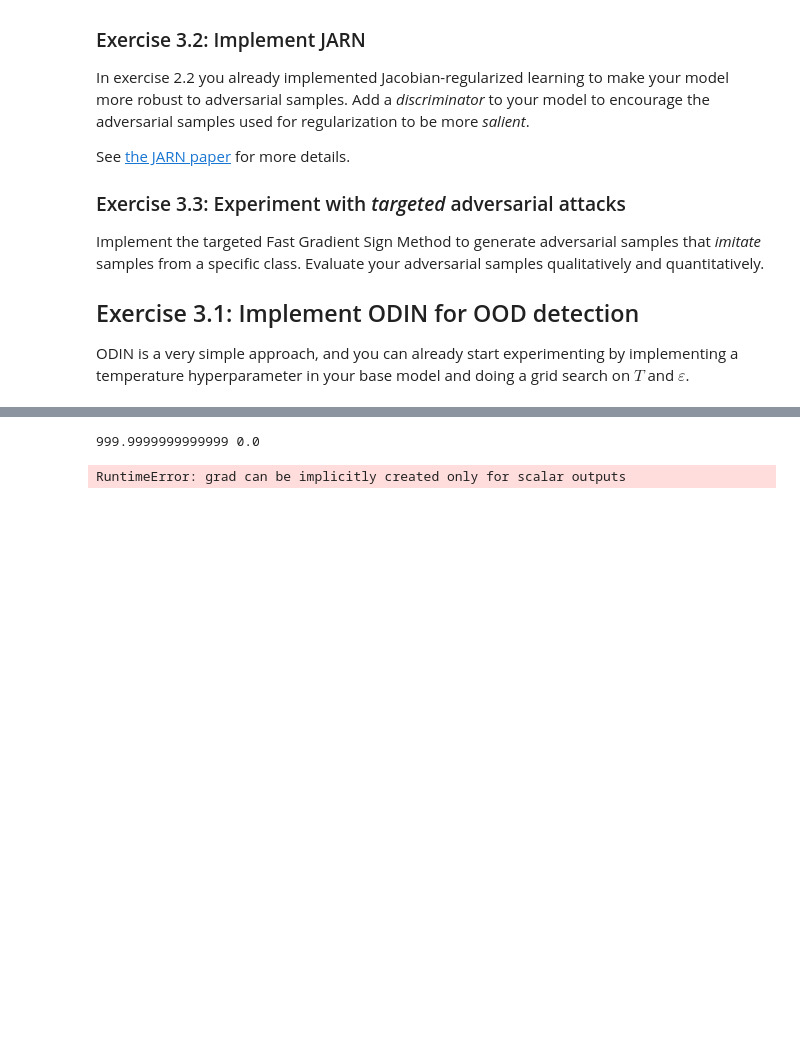
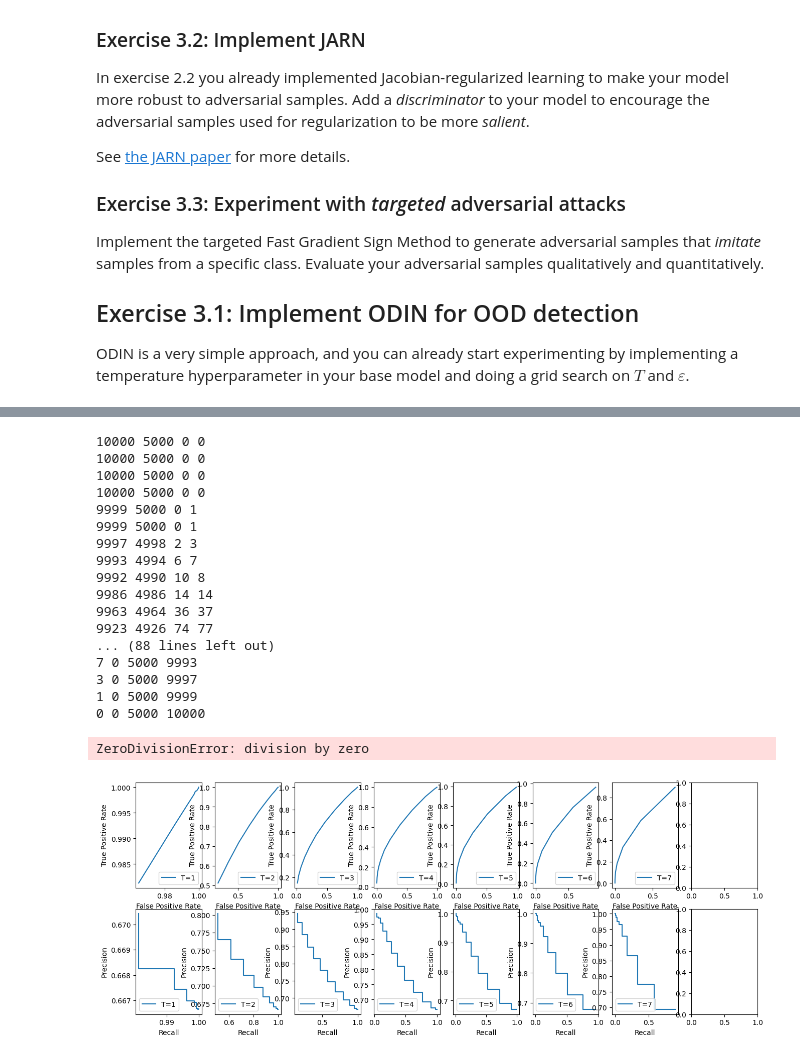
Before and after one commit to Cascetto/dla_labs, a Jupyter notebook: Lab4_OOD.ipynb, the cells around one changed output, grey strips where cells are left out. Saved outputs shown, nothing was run; the diff lists cells and outputs as text; code cells hidden in the pictures; blank space fills up the shorter version.

```diff
--- a/Lab4_OOD.ipynb
+++ b/Lab4_OOD.ipynb
@@ -429,5 +411,5 @@ def odin_training(model, train_dataloader, validation_dataloader, loss_fn, optim
 # %%
-def ood_odin_classication(model, dataloader, temperature, threshold = 1.):
+def ood_odin_classication(model, dataloader, temperature, threshold = .3):
     probs = []
     for x, _ in dataloader:
         x = x.to(device)
@@ -449,8 +438,8 @@ def ood_odin_test(model, dataloader_id, dataloader_ood, temperature, threshold):
 # %%
+n_classes = 10
+epochs = 30
 odin_model = CifarClassifierWithODIN(n_classes).to(device)
 optimizer = torch.optim.Adam(odin_model.parameters(), lr=0.001)
 loss = F.cross_entropy
-temperatures = [0.1 ** i for i in range(-3, 4)]
-epsilons = [0.1 *+ i for i in range(4)]
 training(odin_model, dl_train, dl_val, loss, optimizer, epochs, 5, False)
 # %% [output]
@@ -475,7 +464,46 @@ Loss Train = 0.20510958641140944, Loss Val = 1.01833019713138, Acc = 0.653
 # %%
-for T in temperatures:
+temperatures = [i for i in range(1, 8)]
+cols = len(temperatures)
+epsilons = [.05 * i for i in range(4, 17)]
+rows=2
+fig, axes = plt.subplots(rows, cols, figsize=(20, 8))
+for c, T in enumerate(temperatures):
+    tpr = [] # MEMO: equivale alla recall
+    fpr = []
+    precision = []
+    # recall = []
     for eps in epsilons:
-        ood_odin_test(odin_model, dl_test, dl_ood, T, eps)
+        tp, fp, tn, fn = ood_odin_test(odin_model, dl_test, dl_ood, T, eps)
+        print(tp, fp, tn, fn)
+        tpr.append((tp / (tp + fn)))
+        fpr.append((fp / (fp + tn)))
+        precision.append((tp / (tp + fp)))
+        # recall.append(tp / (tp + fn))
+        # print(tp + fn, fp + tn)
+    fpr = np.array(fpr)
+    tpr=np.array(tpr)
+    # print(fpr, tpr)
+    rcd = RocCurveDisplay(fpr=np.array(fpr), tpr=np.array(tpr))
+    prd = PrecisionRecallDisplay(recall=np.array(tpr), precision=np.array(precision))
+    rcd.plot(name=f"T={T}", ax=axes[0][c])
+    prd.plot(name=f"T={T}", ax=axes[1][c])
 # %% [output]
-999.9999999999999 0.0
+10000 5000 0 0
+10000 5000 0 0
+10000 5000 0 0
+10000 5000 0 0
+9999 5000 0 1
+9999 5000 0 1
+9997 4998 2 3
+9993 4994 6 7
+9992 4990 10 8
+9986 4986 14 14
+9963 4964 36 37
+9923 4926 74 77
+... (88 lines left out)
+7 0 5000 9993
+3 0 5000 9997
+1 0 5000 9999
+0 0 5000 10000
-RuntimeError: grad can be implicitly created only for scalar outputs
+ZeroDivisionError: division by zero
+[figure, added]
```
Also changed, not shown: parts of 8 cells of this notebook.
